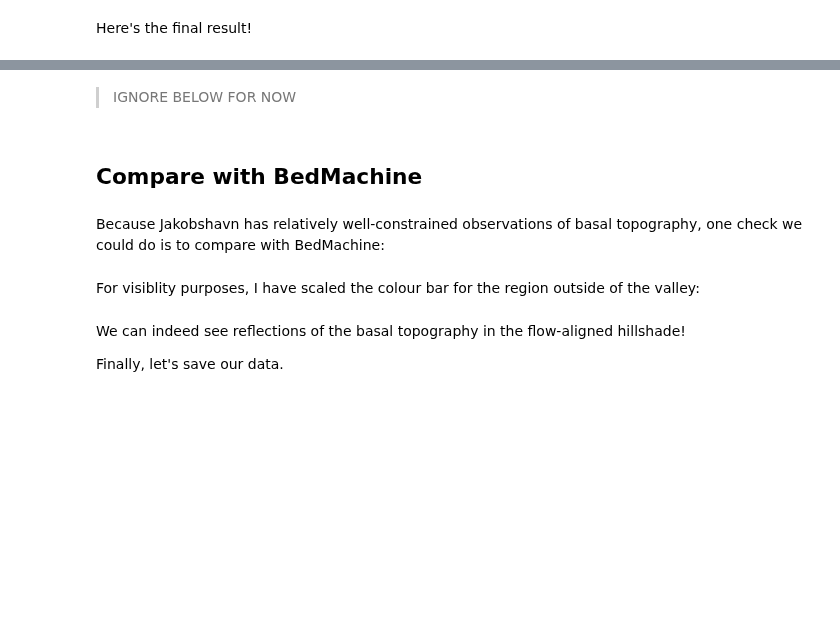
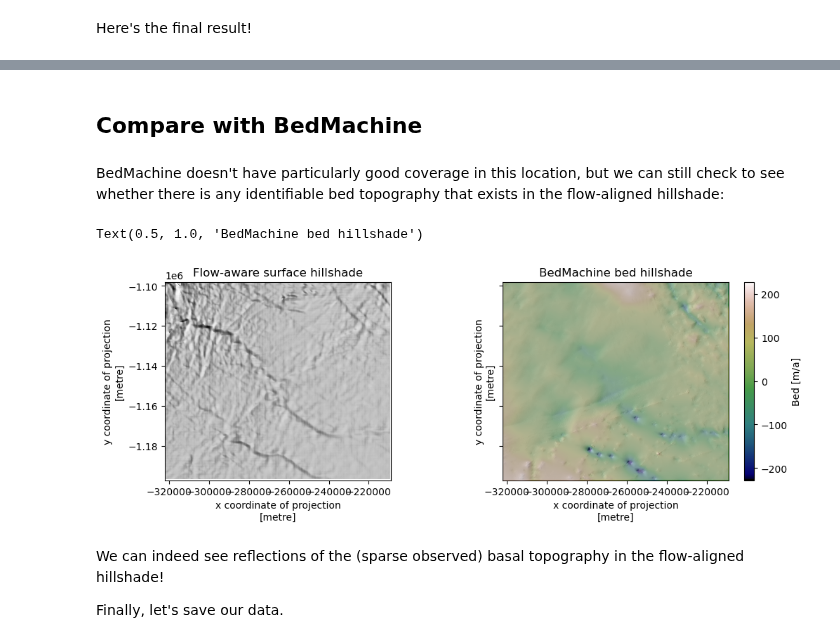
Before and after one commit to trchudley/pdemtools, a Jupyter notebook: notebooks/flow_aware_hillshade.ipynb, the cells around one changed output, grey strips where cells are left out. Saved outputs shown, nothing was run; the diff lists cells and outputs as text; code cells hidden in the pictures; blank space fills up the shorter version.

```diff
--- a/notebooks/flow_aware_hillshade.ipynb
+++ b/notebooks/flow_aware_hillshade.ipynb
@@ -238,43 +233,35 @@ Text(0.5, 1.0, 'Flow-aware hillshade (MacGregor et al. 2024)')
-# %% [markdown]
-
-
-
-
-> IGNORE BELOW FOR NOW
 # %% [markdown]
 ## Compare with BedMachine
 # %% [markdown]
-Because Jakobshavn has relatively well-constrained observations of basal topography, one check we could do is to compare with BedMachine:
+BedMachine doesn't have particularly good coverage in this location, but we can still check to see whether there is any identifiable bed topography that exists in the flow-aligned hillshade:
 # %%
 
-# bedmachine_fpath = "/Users/tom/Library/CloudStorage/OneDrive-DurhamUniversity/data/bedmachine_5/BedMachineGreenland-v5.nc"
+bedmachine_fpath = "/Users/tom/Library/CloudStorage/OneDrive-DurhamUniversity/data/bedmachine_5/BedMachineGreenland-v5.nc"
 
-# bed = rxr.open_rasterio(f"{bedmachine_fpath}")["bed"]
-# bed = bed.rio.reproject_match(dem, Resampling.bilinear)
+bed = rxr.open_rasterio(f"{bedmachine_fpath}")["bed"]
+bed = bed.rio.reproject_match(dem, Resampling.bilinear)
 
-# bed_hillshade =  bed.pdt.terrain('hillshade', hillshade_z_factor=2, hillshade_multidirectional=True)
+bed_hillshade =  bed.pdt.terrain('hillshade', hillshade_z_factor=2, hillshade_multidirectional=True)
-# %% [markdown]
-For visiblity purposes, I have scaled the colour bar for the region outside of the valley:
 # %%
 
-# plt.close()
-# fig, axes = plt.subplots(layout='constrained', ncols=2, figsize=(10,3.7), sharex=True, sharey=True)
+plt.close()
+fig, axes = plt.subplots(layout='constrained', ncols=2, figsize=(10,3.7), sharex=True, sharey=True)
 
-# ax = axes[0]
-# bed.plot(cmap='gist_earth', ax=ax, cbar_kwargs={'label': 'Bed [m/a]'},
-#          # vmin=-50, vmax=350)
-#         vmin=-1500, vmax=-500)
-# fa_hillshade.plot(ax=ax, cmap='Greys_r', alpha=0.6, add_colorbar=False)
-# ax.set_aspect('equal')
-# ax.set_title('Flow-aware hillshade')
+ax = axes[0]
+fa_hillshade.plot(ax=ax, cmap='Greys_r', add_colorbar=False)
+ax.set_aspect('equal')
+ax.set_title('Flow-aware surface hillshade')
 
-# ax = axes[1]
-# bed.plot(cmap='gist_earth', ax=ax, cbar_kwargs={'label': 'Bed [m/a]'}, vmin=-50, vmax=350)  # vmin=-1500, vmax=-500)
-# bed_hillshade.plot(ax=ax, cmap='Greys_r', alpha=0.6, add_colorbar=False)
-# ax.set_aspect('equal')
-# ax.set_title('BedMachine hillshade')
+ax = axes[1]
+bed.plot(cmap='gist_earth', ax=ax, cbar_kwargs={'label': 'Bed [m/a]'})
+bed_hillshade.plot(ax=ax, cmap='Greys_r', alpha=0.6, add_colorbar=False)
+ax.set_aspect('equal')
+ax.set_title('BedMachine bed hillshade')
+# %% [output]
+Text(0.5, 1.0, 'BedMachine bed hillshade')
+[figure, added]
 # %% [markdown]
-We can indeed see reflections of the basal topography in the flow-aligned hillshade!
+We can indeed see reflections of the (sparse observed) basal topography in the flow-aligned hillshade!
 
 Finally, let's save our data.
 # %%
```
Also changed, not shown: parts of 11 cells of this notebook, 2 other files.
